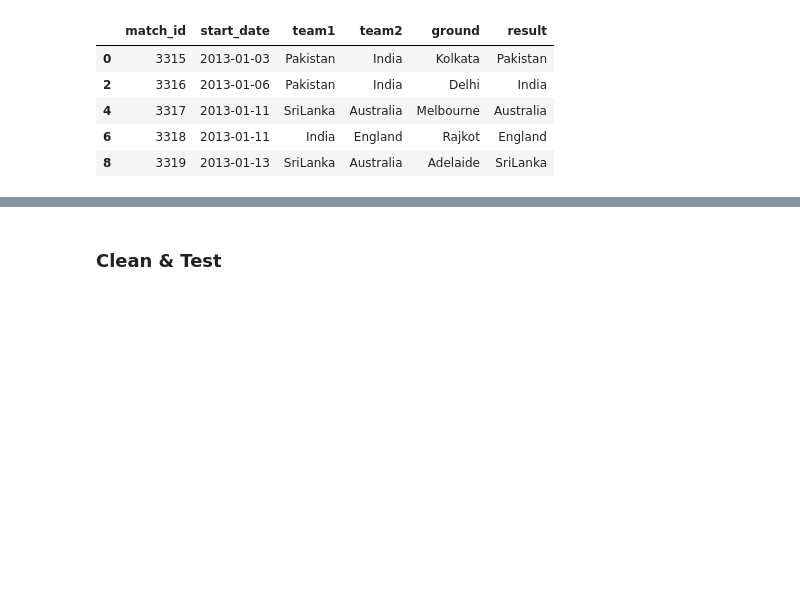
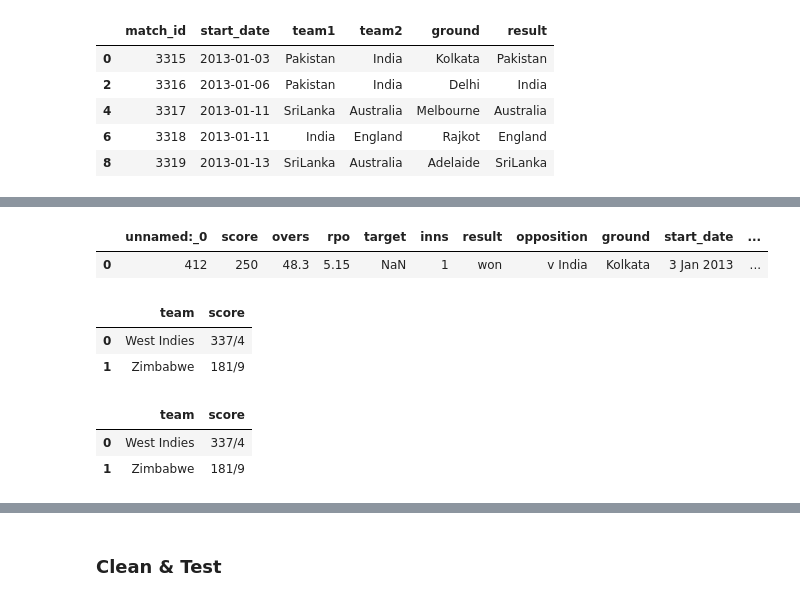
Before and after one commit to matt-fielding8/ODI_Cricket, a Jupyter notebook: notebooks/ODI_Cricket.ipynb, the cells around one changed output, grey strips where cells are left out. Drawn from its saved outputs; the diff is of its cells as text; code cells hidden in the pictures; blank space fills up the shorter version.

```diff
--- a/notebooks/ODI_Cricket.ipynb
+++ b/notebooks/ODI_Cricket.ipynb
@@ -635,0 +692,6 @@ df_match_clean.head()
+# %%
+renameCols(df_totals_clean)
+df_totals_clean.head(1)
+# %% [output]
+|  | unnamed:_0 | score | overs | rpo | target | inns | result | opposition | ground | start_date | ... |
+| 0 | 412 | 250 | 48.3 | 5.15 | NaN | 1 | won | v India | Kolkata | 3 Jan 2013 | ... |
@@ -635,0 +702,41 @@ df_match_clean.head()
+# %%
+url = 'https://www.espncricinfo.com/series/12208/scorecard/593983/west-indies-vs-zimbabwe-1st-odi-zimbabwe-tour-of-west-indies-2012-13'
+# %%
+# Gather missing match data
+def getScoreData(url):
+    ''' str -> dct
+    Uses requests and bs4 libraries to extract and parse html data from url.
+    Returns a dct with 'team' and 'score' indices.
+    '''
+    score_lst = []
+    team_lst=[]
+
+    r = requests.get(url)
+    # Create .txt file and write html content
+    with open(os.path.join('../Data/raw/espn_html/', url.split('/')[-1] + ".txt"), mode='wb') as f:
+        f.write(r.content)
+
+    # Extract team and score data from .txt file
+    with open(os.path.join('../Data/raw/espn_html/', url.split('/')[-1] + ".txt")) as f:
+        soup = BeautifulSoup(f, 'lxml')
+        score = soup.find_all(class_='cscore_score')
+        team = soup.find_all(class_='cscore_name--long')
+
+    # Write content to dct
+    for i in range(len(score)//2):
+        score_lst.append(score[i].contents[0])
+        team_lst.append(team[i].contents[0])
+        score_dct = {'team':team_lst, 'score':score_lst}
+
+    return score_dct
+# %% [output]
+|  | team | score |
+| 0 | West Indies | 337/4 |
+| 1 | Zimbabwe | 181/9 |
+# %%
+score_dct = getScoreData(url)
+pd.DataFrame(score_dct, columns=['team', 'score'])
+# %% [output]
+|  | team | score |
+| 0 | West Indies | 337/4 |
+| 1 | Zimbabwe | 181/9 |
```
Also changed, not shown: parts of 15 cells of this notebook.
